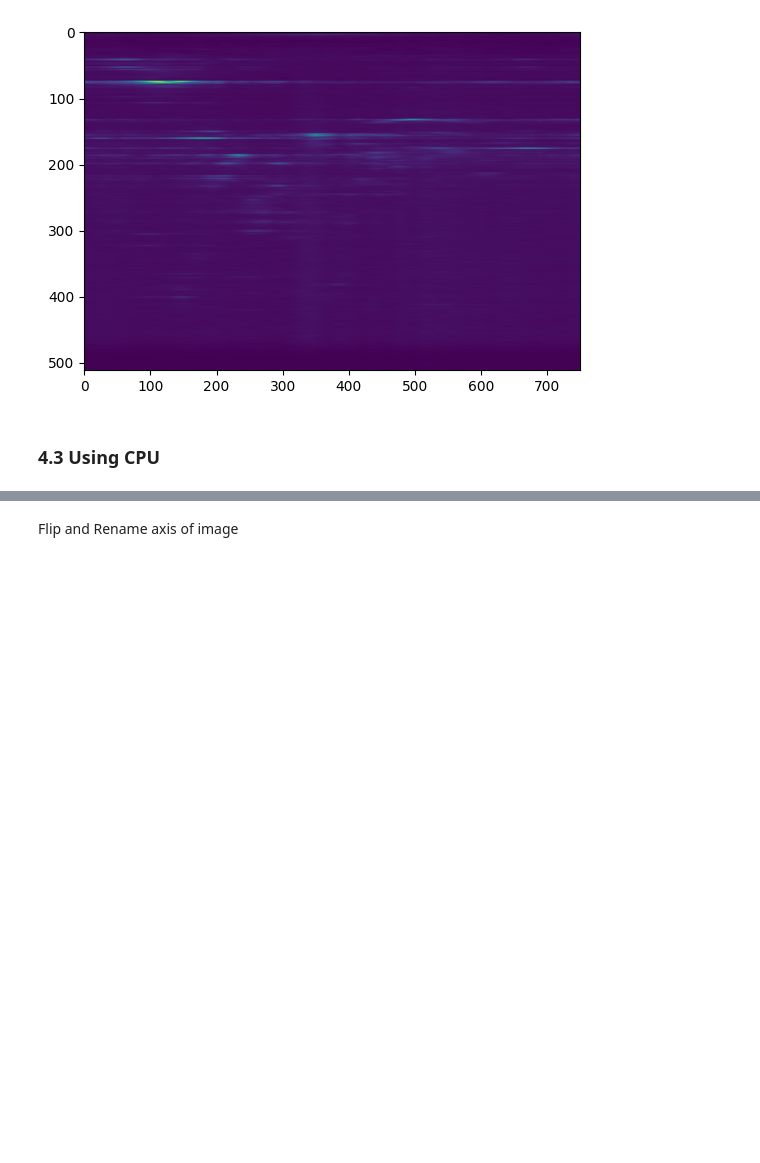
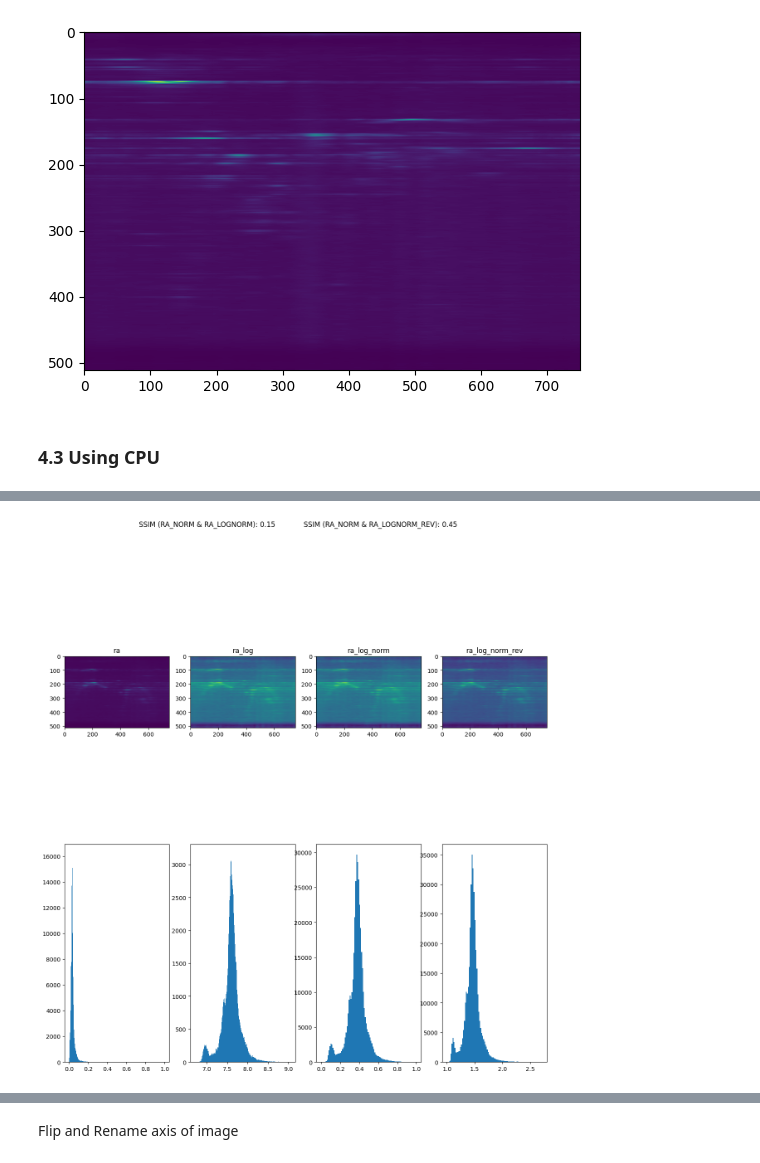
Before and after one commit to PhobosX15/RADIal, a Jupyter notebook: SignalProcessing/radar processing.ipynb, the cells around one changed output, grey strips where cells are left out. Cells and saved outputs as stored; diff of their text form; code cells hidden in the pictures; blank space fills up the shorter version.

```diff
--- a/SignalProcessing/radar processing.ipynb
+++ b/SignalProcessing/radar processing.ipynb
@@ -124 +122,38 @@ Wall time: 3.39 s
+# %%
+# function to measure SSIM
+from skimage.metrics import structural_similarity as ssim
+
+def measure_ssim(img1, img2):
+    return ssim(img1, img2, data_range=img2.max() - img2.min())
+# %%
+# log norm ra
+ra_log = np.log10(np.abs(ra))
+
+# normalize ra
+ra_norm = (ra - np.min(ra))/(np.max(ra)-np.min(ra))
+
+# normalize ra_log_norm
+ra_log_norm = (ra_log - np.min(ra_log))/(np.max(ra_log)-np.min(ra_log))
+
+ra_log_norm_rev = np.exp(ra_log_norm)
+# plot 3 images and their histograms
+fig, ax = plt.subplots(2,4,figsize=(15,15))
+ax[0,0].imshow(ra_norm)
+ax[0,0].set_title('ra')
+ax[0,1].imshow(ra_log)
+ax[0,1].set_title('ra_log')
+ax[0,2].imshow(ra_log_norm)
+ax[0,2].set_title('ra_log_norm')
+ax[0,3].imshow(ra_log_norm_rev)
+ax[0,3].set_title('ra_log_norm_rev')
+ax[1,0].hist(ra_norm.flatten(),bins=1000)
+ax[1,1].hist(ra_log.flatten(),bins=1000)
+ax[1,2].hist(ra_log_norm.flatten(),bins=100)
+ax[1,3].hist(ra_log_norm_rev.flatten(),bins=100)
+
+plt.suptitle(f"SSIM (RA_NORM & RA_LOGNORM): {measure_ssim(ra_norm, ra_log_norm):.2f}\
+             SSIM (RA_NORM & RA_LOGNORM_REV): {measure_ssim(ra_log_norm_rev, ra_log_norm):.2f}")
+plt.show()
+# %% [output]
+[figure, added]
 # %%
```
Also changed, not shown: parts of 7 cells of this notebook, 3 other files.
